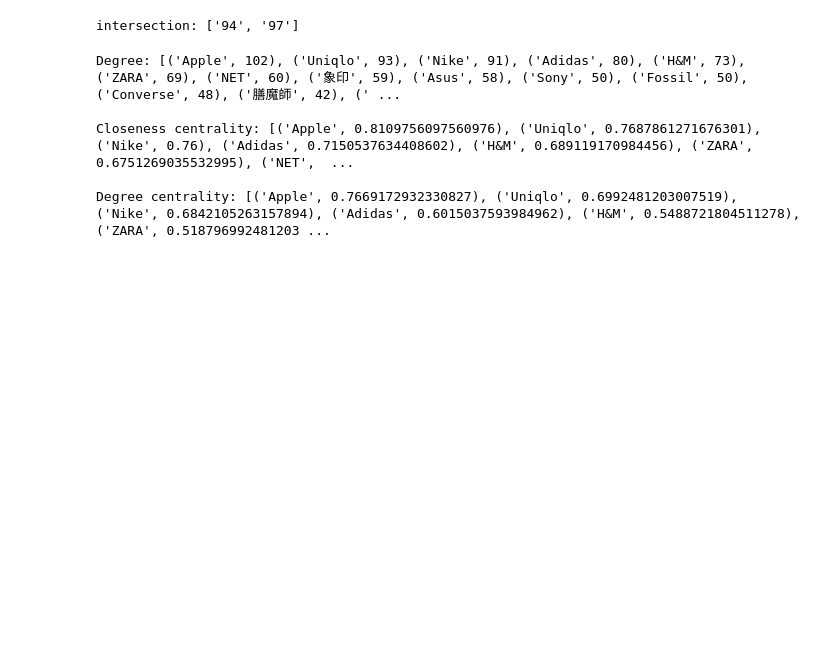
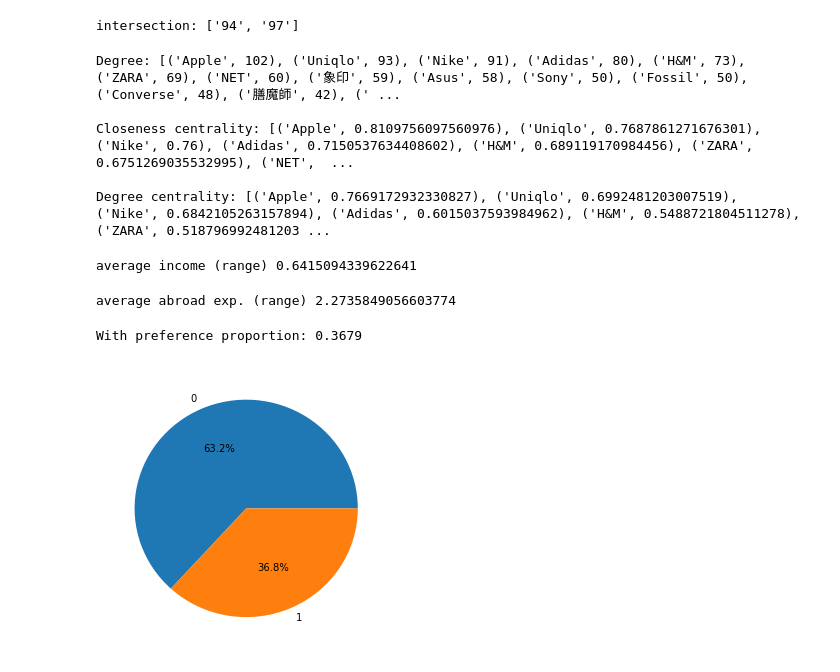
Before and after one commit to ichbinangela/BrandNetwork, a Jupyter notebook: Brand_Network.ipynb, the cells around one changed output. Cells and saved outputs as stored; diff of their text form; code cells hidden in the pictures; blank space fills up the shorter version.

```diff
--- a/Brand_Network.ipynb
+++ b/Brand_Network.ipynb
@@ -272,3 +312,36 @@ Degree: [('Apple', 102), ('Uniqlo', 93), ('Nike', 91), ('Adidas', 80), ('H&M', 7
 Closeness centrality: [('Apple', 0.8109756097560976), ('Uniqlo', 0.7687861271676301), ('Nike', 0.76), ('Adidas', 0.7150537634408602), ('H&M', 0.689119170984456), ('ZARA', 0.6751269035532995), ('NET',  ...
 
 Degree centrality: [('Apple', 0.7669172932330827), ('Uniqlo', 0.6992481203007519), ('Nike', 0.6842105263157894), ('Adidas', 0.6015037593984962), ('H&M', 0.5488721804511278), ('ZARA', 0.518796992481203 ...
+# %%
+# average income range
+sum = 0
+for item in dict_list:
+    sum += item['income']
+print('average income (range)',sum/(106))
+# %% [output]
+average income (range) 0.6415094339622641
+# %%
+# average abroad exp. range
+sum = 0
+for item in dict_list:
+    sum += item['abroad']
+print('average abroad exp. (range)',sum/(106))
+# %% [output]
+average abroad exp. (range) 2.2735849056603774
+# %%
+preference = []
+for i in range(len(dict_list)):
+    preference += str(round(dict_list[i]['bottle'])) # Change to other categories
+c = Counter(preference).most_common(2)
+print('With preference proportion:',round(c[1][1]/106,4))
+
+count_preference = []
+for i in range(len(c)):
+    count_preference.append(c[i][1])
+
+plt.figure(figsize=(5,5))
+plt.pie(count_preference, labels = [0,1], autopct="%1.1f%%")
+plt.show()
+# %% [output]
+With preference proportion: 0.3679
+[figure, added]
```
Also changed, not shown: parts of 3 cells of this notebook, 1 other file.
